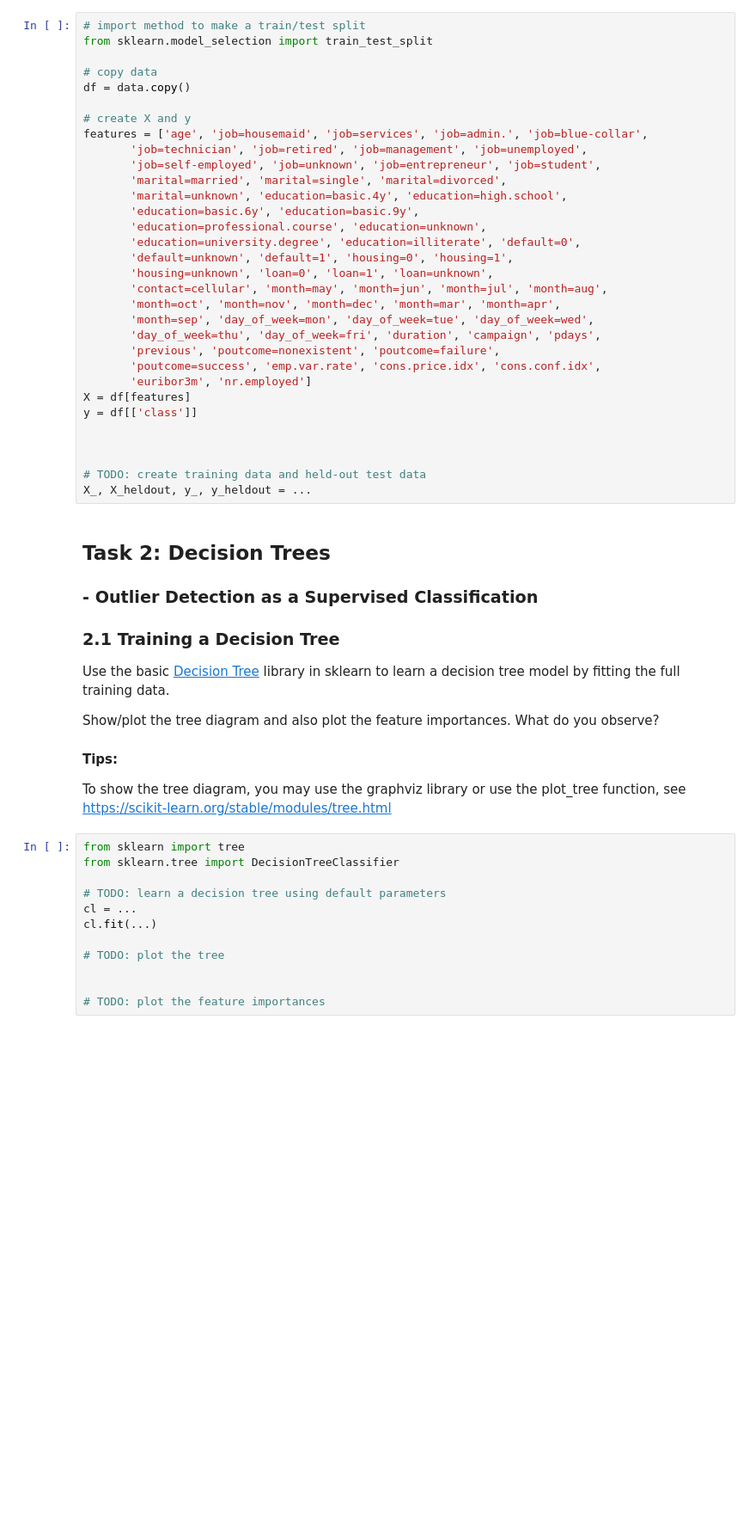
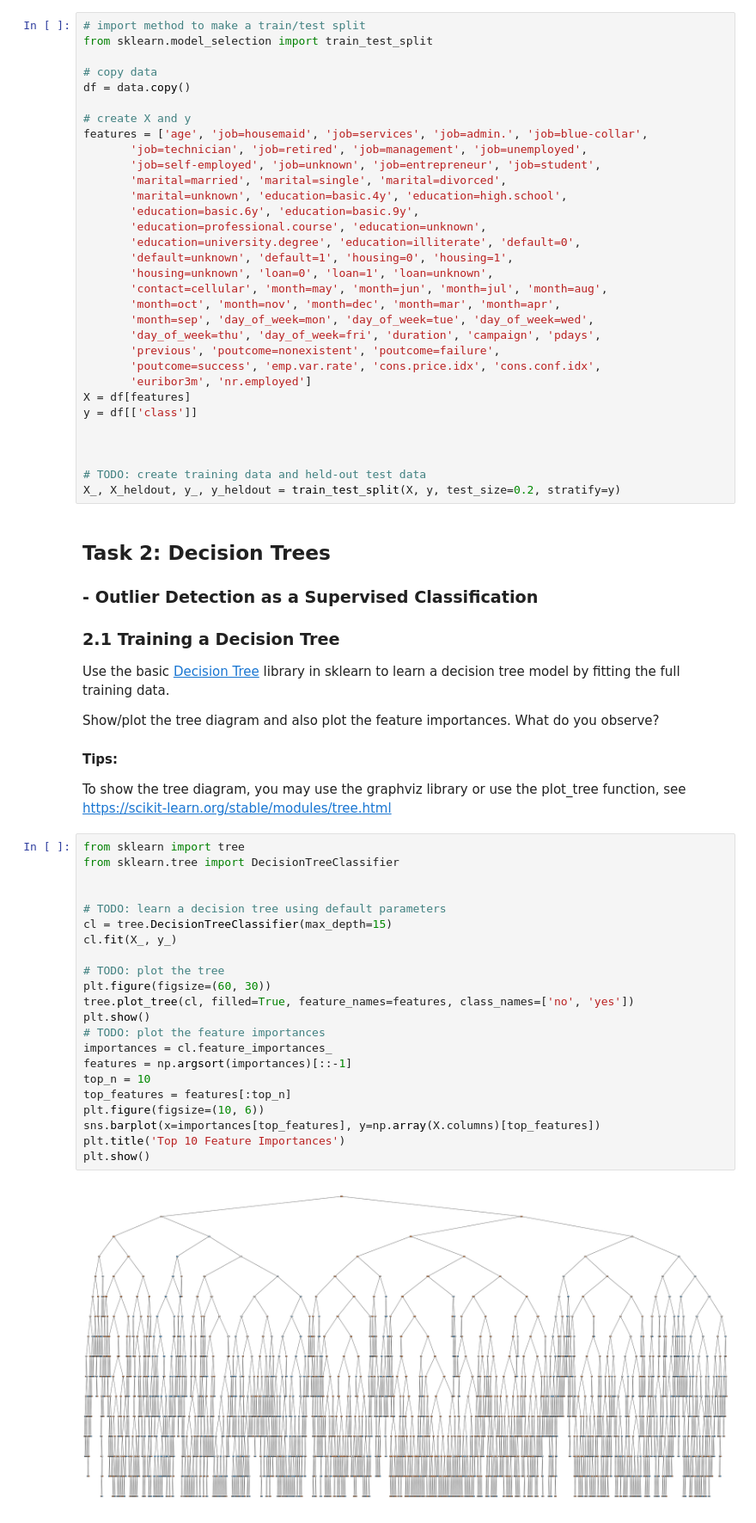
Before and after one commit to smichaelino/APML-Assignment-1, a Jupyter notebook: Assignment 1.ipynb, the cells around one changed output. Shown at 86% size. Saved outputs shown, nothing was run; the diff lists cells and outputs as text; blank space fills up the shorter version.

```diff
--- a/Assignment 1.ipynb
+++ b/Assignment 1.ipynb
@@ -121,7 +181,7 @@ y = df[['class']]
 
 
 # TODO: create training data and held-out test data
-X_, X_heldout, y_, y_heldout = ...
+X_, X_heldout, y_, y_heldout = train_test_split(X, y, test_size=0.2, stratify=y)
 # %% [markdown]
 ## Task 2: Decision Trees
 ### - Outlier Detection as a Supervised Classification
@@ -140,12 +200,24 @@ To show the tree diagram, you may use the graphviz library or use the plot_tree
 # %%
 from sklearn import tree
 from sklearn.tree import DecisionTreeClassifier
 
+
 # TODO: learn a decision tree using default parameters
-cl = ...
-cl.fit(...)
+cl = tree.DecisionTreeClassifier(max_depth=15)
+cl.fit(X_, y_)
 
 # TODO: plot the tree
-
-
+plt.figure(figsize=(60, 30))
+tree.plot_tree(cl, filled=True, feature_names=features, class_names=['no', 'yes'])
+plt.show()
 # TODO: plot the feature importances
+importances = cl.feature_importances_
+features = np.argsort(importances)[::-1]
+top_n = 10
+top_features = features[:top_n]
+plt.figure(figsize=(10, 6))
+sns.barplot(x=importances[top_features], y=np.array(X.columns)[top_features])
+plt.title('Top 10 Feature Importances')
+plt.show()
+# %% [output]
+[figure, added]
```
Also changed, not shown: parts of 5 cells of this notebook, 3 other files.
